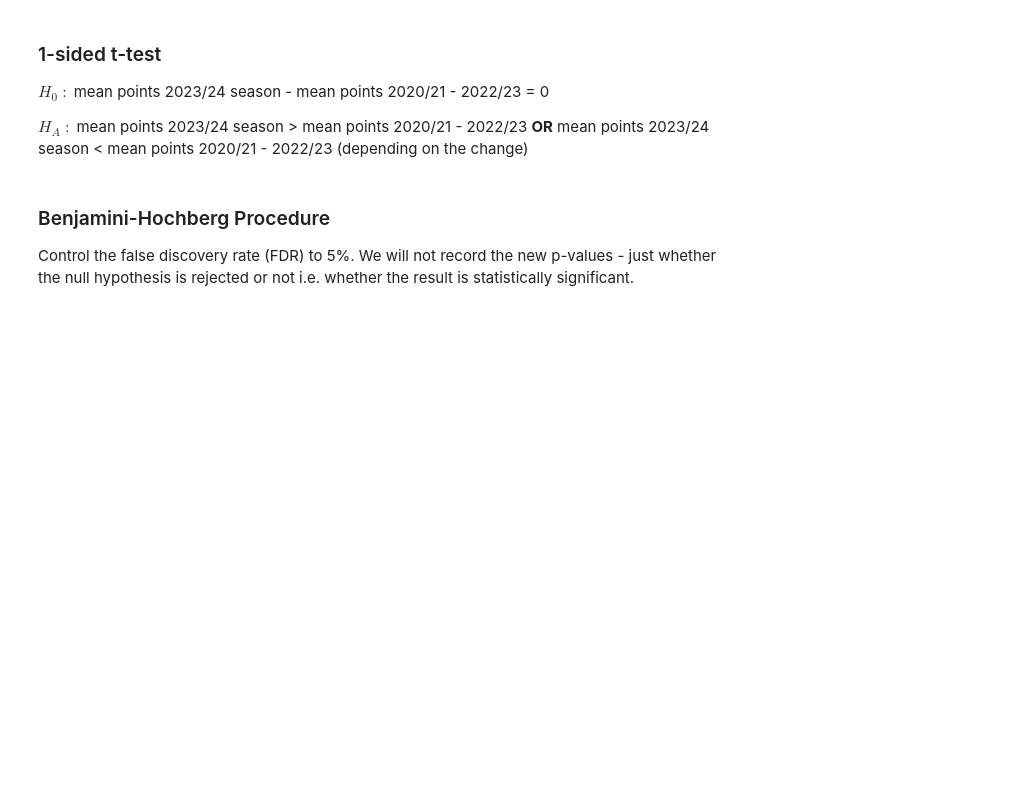
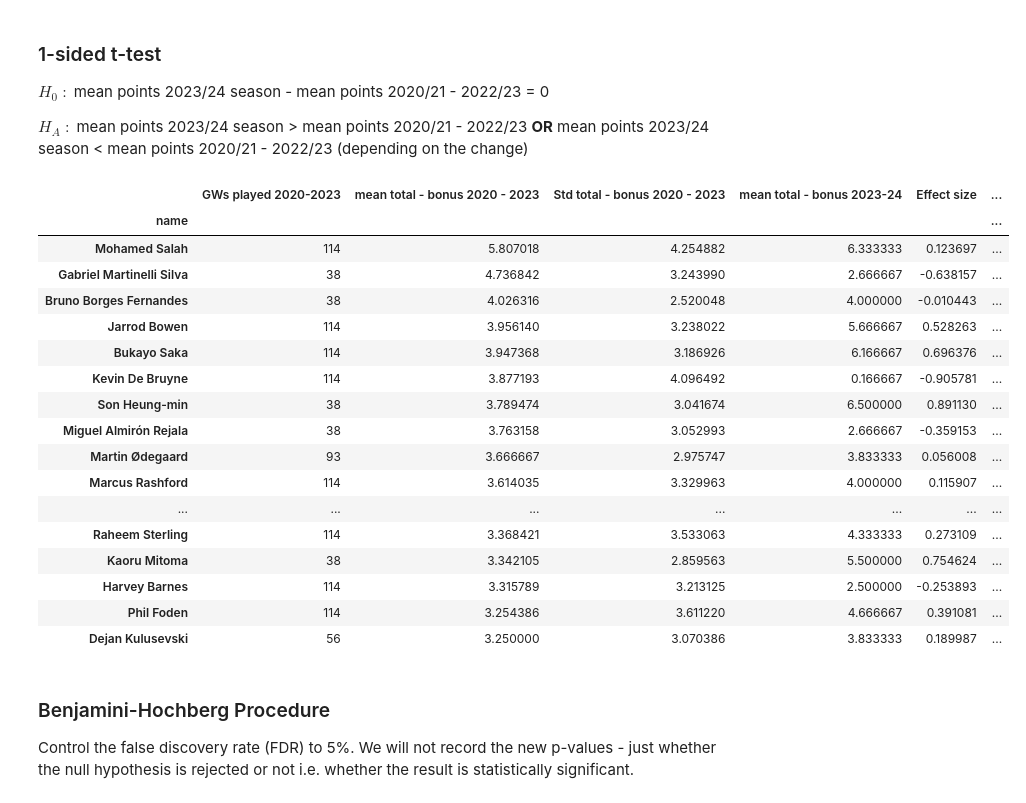
Before and after one commit to cooke99/PL-Analysis, a Jupyter notebook: Midfielder Player Analysis.ipynb, the cells around one changed output. Drawn from its saved outputs; the diff is of its cells as text; code cells hidden in the pictures; blank space fills up the shorter version.

Commit message:
Update with GW6 data

```diff
--- a/Midfielder Player Analysis.ipynb
+++ b/Midfielder Player Analysis.ipynb
@@ -691,10 +690,12 @@ top_20_MIDs
 
 First let's rename and reorder columns, then calculate standard deviation of total - bonus points.
 # %%
-method_3_results.rename(columns={'total - bonus points':'mean total - bonus 2020 - 2023','GWs played': 'GWs played 2020-2023'}, inplace = True)
+method_3_results.rename(columns={'total - bonus pts mean':'mean total - bonus 2020 - 2023',
+                                 'total - bonus pts median':'median total - bonus 2020 - 2023',
+                                 'GWs played': 'GWs played 2020-2023'}, inplace = True)
 method_3_results = method_3_results[['GWs played 2020-2023', 'mean total - bonus 2020 - 2023']]
 # Standard deviation of remapped points:
-pts_std = Remap_FWDs_2020_2023.loc[:,['name','total - bonus points']].groupby(['name']).std()
+pts_std = Remap_MIDs_2020_2023.loc[:,['name','total - bonus points']].groupby(['name']).std()
 pts_std.rename(columns = {'total - bonus points':'Std total - bonus 2020 - 2023'},inplace = True)
 method_3_results = method_3_results.join(pts_std, how='left')
 method_3_results
@@ -703,8 +721,7 @@ NameError: name 'method_3_results' is not defined
 # %% [markdown]
 ## Join 2023/24 season data:
 # %%
-mean_pts_2023_24 = data_2023_24.loc[data_2023_24.name.isin(top_15_FWDs),['name','total - bonus points']].groupby(['name']).mean()
+mean_pts_2023_24 = data_2023_24.loc[data_2023_24.name.isin(top_20_MIDs),['name','total - bonus points']].groupby(['name']).mean()
 mean_pts_2023_24.rename(columns={'total - bonus points':'mean total - bonus 2023-24'}, inplace = True)
 method_3_results = method_3_results.join(mean_pts_2023_24, how = 'left')
-method_3_results.drop(labels=['Harry Kane', 'Ivan Toney'], inplace = True)
 method_3_results
@@ -734,12 +789,31 @@ $H_0$ $:$ mean points 2023/24 season - mean points 2020/21 - 2022/23 = 0
 $H_A$ $:$ mean points 2023/24 season > mean points 2020/21 - 2022/23 **OR** mean points 2023/24 season < mean points 2020/21 - 2022/23
 (depending on the change)
 # %%
-method_3_results['n'] = len(data_2023_24['GW'].unique()) # Sample size
+method_3_results['n'] = data_2023_24['GW'].max() # Sample size
 method_3_results['SE'] = method_3_results['Std total - bonus 2020 - 2023']/np.sqrt(method_3_results['n'])
 method_3_results['t'] = (method_3_results['mean total - bonus 2023-24'] - \
                         method_3_results['mean total - bonus 2020 - 2023'])/method_3_results['SE']
 method_3_results['p-value'] = t.sf(np.abs(method_3_results['t'].values), method_3_results['n'].values-1)
 method_3_results
+# %% [output]
+|  | GWs played 2020-2023 | mean total - bonus 2020 - 2023 | Std total - bonus 2020 - 2023 | mean total - bonus 2023-24 | Effect size | ... |
+| name |  |  |  |  |  | ... |
+| Mohamed Salah | 114 | 5.807018 | 4.254882 | 6.333333 | 0.123697 | ... |
+| Gabriel Martinelli Silva | 38 | 4.736842 | 3.243990 | 2.666667 | -0.638157 | ... |
+| Bruno Borges Fernandes | 38 | 4.026316 | 2.520048 | 4.000000 | -0.010443 | ... |
+| Jarrod Bowen | 114 | 3.956140 | 3.238022 | 5.666667 | 0.528263 | ... |
+| Bukayo Saka | 114 | 3.947368 | 3.186926 | 6.166667 | 0.696376 | ... |
+| Kevin De Bruyne | 114 | 3.877193 | 4.096492 | 0.166667 | -0.905781 | ... |
+| Son Heung-min | 38 | 3.789474 | 3.041674 | 6.500000 | 0.891130 | ... |
+| Miguel Almirón Rejala | 38 | 3.763158 | 3.052993 | 2.666667 | -0.359153 | ... |
+| Martin Ødegaard | 93 | 3.666667 | 2.975747 | 3.833333 | 0.056008 | ... |
+| Marcus Rashford | 114 | 3.614035 | 3.329963 | 4.000000 | 0.115907 | ... |
+| ... | ... | ... | ... | ... | ... | ... |
+| Raheem Sterling | 114 | 3.368421 | 3.533063 | 4.333333 | 0.273109 | ... |
+| Kaoru Mitoma | 38 | 3.342105 | 2.859563 | 5.500000 | 0.754624 | ... |
+| Harvey Barnes | 114 | 3.315789 | 3.213125 | 2.500000 | -0.253893 | ... |
+| Phil Foden | 114 | 3.254386 | 3.611220 | 4.666667 | 0.391081 | ... |
+| Dejan Kulusevski | 56 | 3.250000 | 3.070386 | 3.833333 | 0.189987 | ... |
 # %% [markdown]
 ### Benjamini-Hochberg Procedure
 
```
Also changed, not shown: parts of 21 cells of this notebook, 3 other files.
